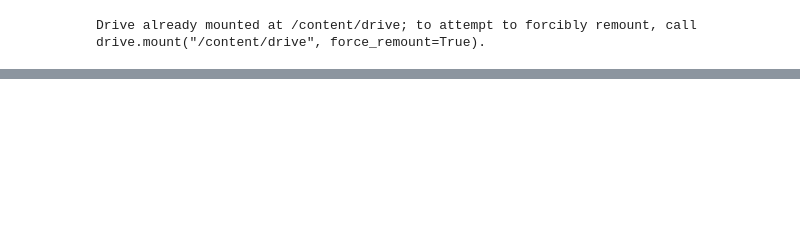
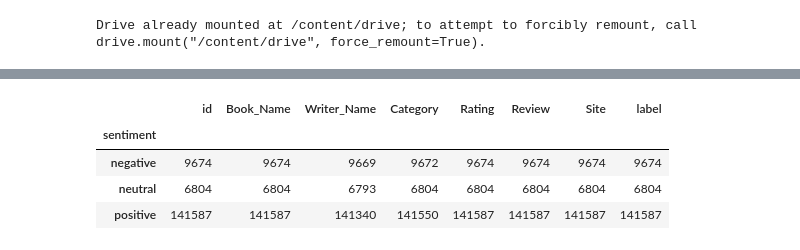
Before and after one commit to Shibu4064/EMNLP, a Jupyter notebook: EDA.ipynb, the cells around one changed output, grey strips where cells are left out. Drawn from its saved outputs; the diff is of its cells as text; code cells hidden in the pictures; blank space fills up the shorter version.

```diff
--- a/EDA.ipynb
+++ b/EDA.ipynb
@@ -21,0 +27,9 @@ test.head()
+# %%
+bb = pd.concat([bbtrain, bbval, bbtest])
+bb.groupby('sentiment').count()
+# %% [output]
+|  | id | Book_Name | Writer_Name | Category | Rating | Review | Site | label |
+| sentiment |  |  |  |  |  |  |  |  |
+| negative | 9674 | 9674 | 9669 | 9672 | 9674 | 9674 | 9674 | 9674 |
+| neutral | 6804 | 6804 | 6793 | 6804 | 6804 | 6804 | 6804 | 6804 |
+| positive | 141587 | 141587 | 141340 | 141550 | 141587 | 141587 | 141587 | 141587 |
```
Also changed, not shown: parts of 16 cells of this notebook.
